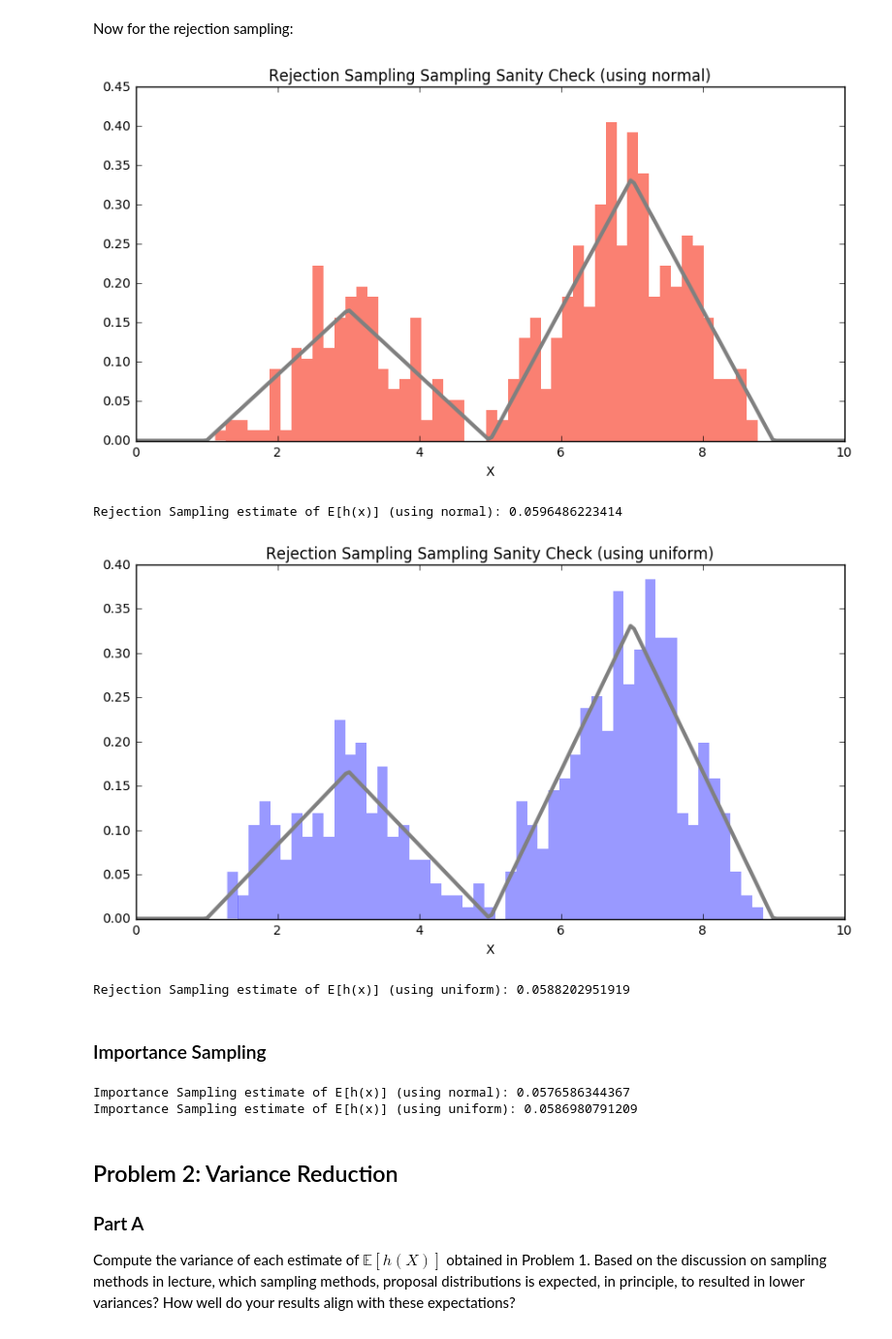
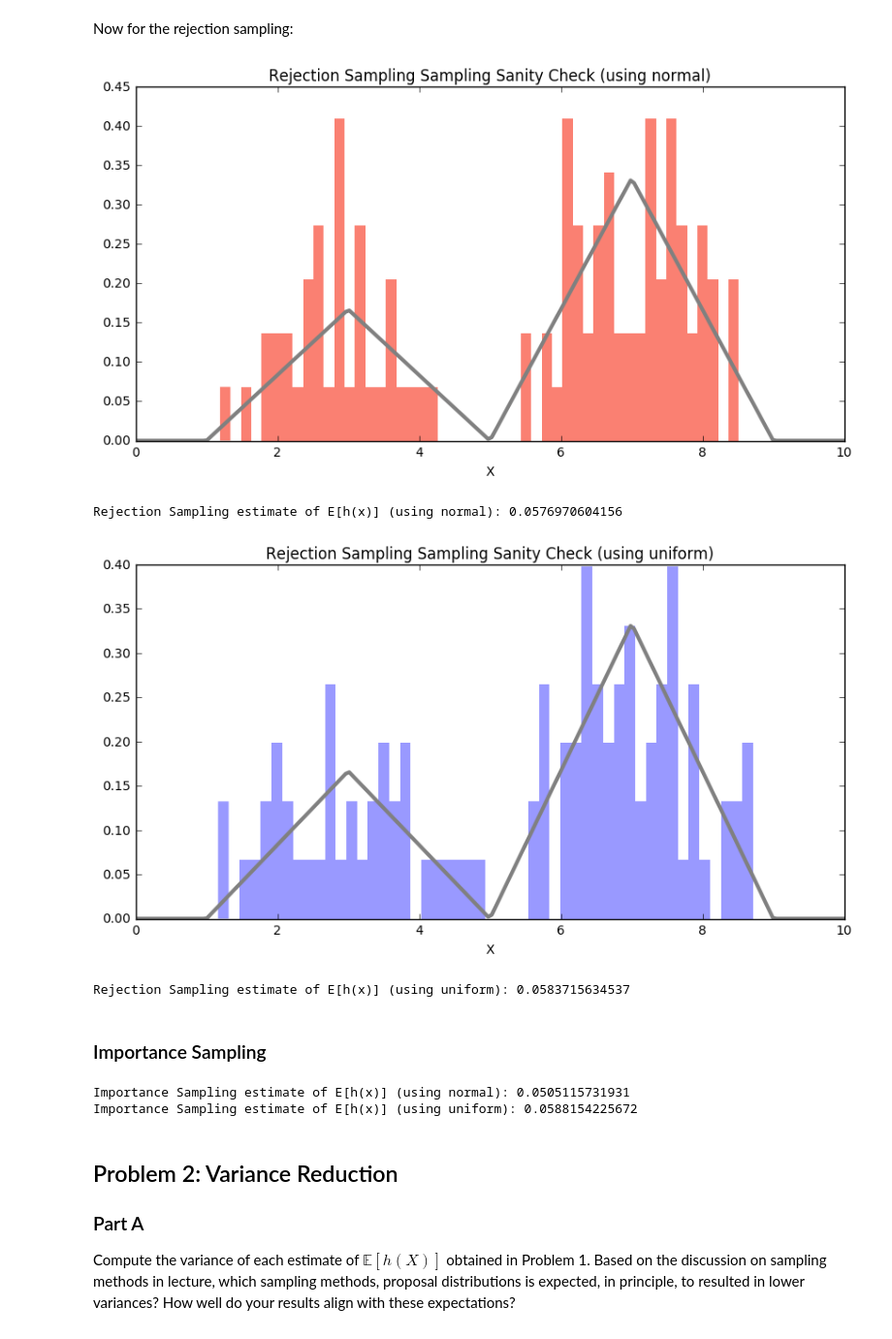
Before and after one commit to chengyeliu/2017HWs, a Jupyter notebook: HW2/AM207_HW2_Solutions.ipynb, the cells around one changed output. Shown: that part at 97% size. Drawn from its saved outputs; the diff is of its cells as text; code cells hidden in the pictures.

```diff
--- a/HW2/AM207_HW2_Solutions.ipynb
+++ b/HW2/AM207_HW2_Solutions.ipynb
@@ -229,7 +229,7 @@ def inverse_transform(h, F_inv_X, n):
 
     return x_samples, mean_inv
 # %%
-n_samples = 500 #number of samples to draw
+n_samples = 100 #number of samples to draw
 
 x_samples, mean_inv = inverse_transform(h, F_inv_X, n_samples)
 
@@ -320,32 +320,32 @@ plt.show()
 
 print 'Rejection Sampling estimate of E[h(x)] (using normal): {}'.format(mean_rej)
 # %% [output]
-[figure, old version]
+[figure, new version]
-Rejection Sampling estimate of E[h(x)] (using normal): 0.0596486223414
+Rejection Sampling estimate of E[h(x)] (using normal): 0.0576970604156
 # %%
-x_samples, mean_rej = rejection(n_samples, prop_1, M_1, f_X, h)
+x_samples, mean_rej = rejection(n_samples, prop_2, M_2, f_X, h)
 
 #Sanity check: make sure these x-values look like they
 #are from the correct distribution
 fig, ax = plt.subplots(1, 1, figsize=(10, 5))
 x = np.linspace(0, 10, 200)
 ax.plot(x, map(f_X, x), color='gray', linewidth=3)
 ax.hist(x_samples, bins=50, normed=1, color='blue', linewidth=0, alpha=0.4)
 ax.set_xlabel('X')
 ax.set_title('Rejection Sampling Sampling Sanity Check (using uniform)')
 plt.show()
 
 print 'Rejection Sampling estimate of E[h(x)] (using uniform): {}'.format(mean_rej)
 # %% [output]
-[figure, old version]
+[figure, new version]
-Rejection Sampling estimate of E[h(x)] (using uniform): 0.0588202951919
+Rejection Sampling estimate of E[h(x)] (using uniform): 0.0583715634537
 # %% [markdown]
 ### Importance Sampling
 # %%
 def importance(n, prop_dist, f_X, h):
     samples = prop_dist(n=n)
     weights = np.multiply(map(f_X, samples), prop_dist(x=samples)**-1.)
-    mean_imp = np.multiply(map(h, samples), weights).sum() / weights.sum()
+    mean_imp = np.mean(np.multiply(map(h, samples), weights))
     return mean_imp
 
 mean_imp = importance(n_samples, prop_1, f_X, h)
@@ -354,8 +354,8 @@ print 'Importance Sampling estimate of E[h(x)] (using normal): {}'.format(mean_i
 mean_imp = importance(n_samples, prop_2, f_X, h)
 print 'Importance Sampling estimate of E[h(x)] (using uniform): {}'.format(mean_imp)
 # %% [output]
-Importance Sampling estimate of E[h(x)] (using normal): 0.0576586344367
-Importance Sampling estimate of E[h(x)] (using uniform): 0.0586980791209
+Importance Sampling estimate of E[h(x)] (using normal): 0.0505115731931
+Importance Sampling estimate of E[h(x)] (using uniform): 0.0588154225672
 # %% [markdown]
 ## Problem 2: Variance Reduction
 
```
Also changed, not shown: parts of 9 cells of this notebook.
